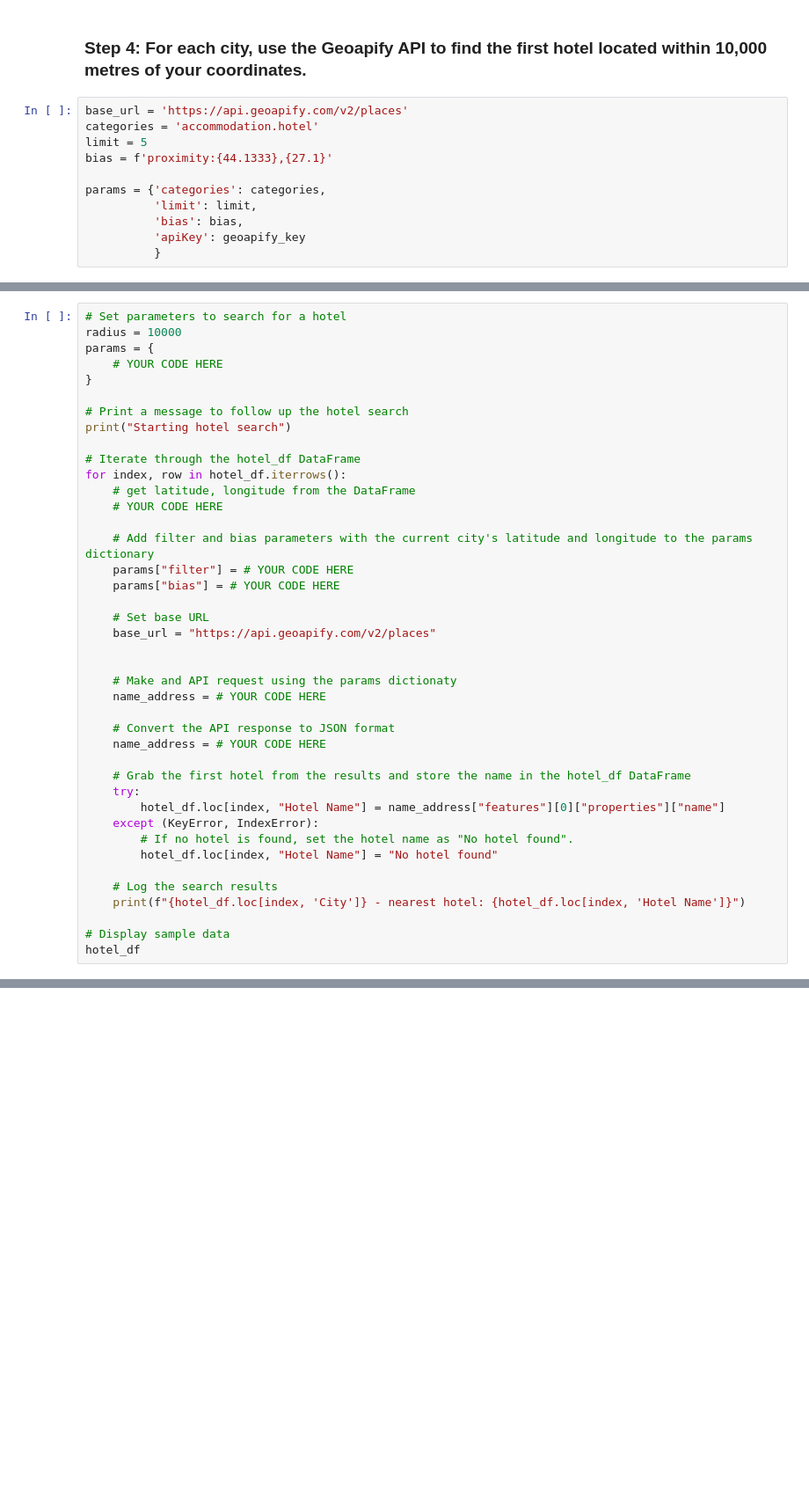
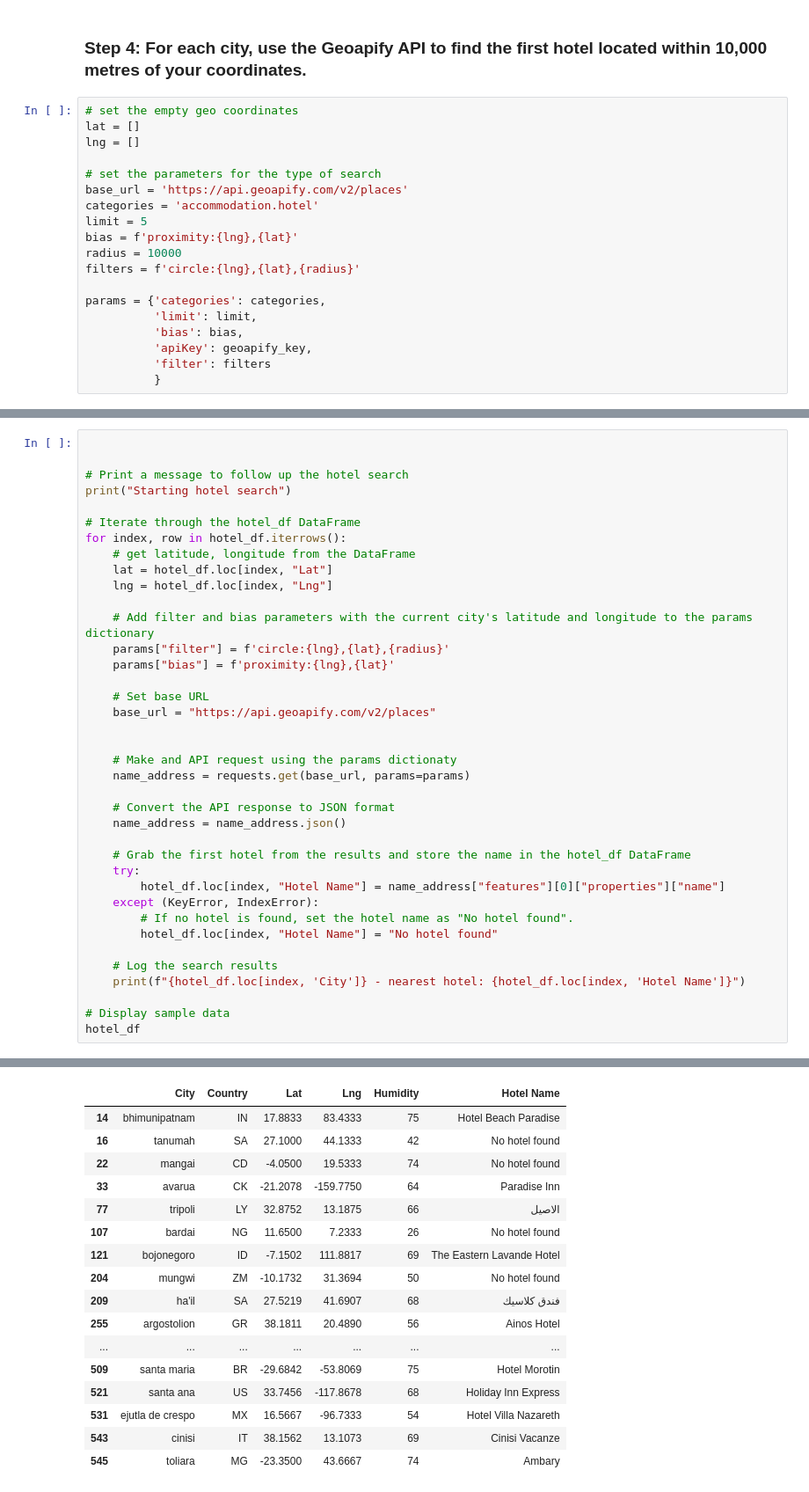
Before and after one commit to mj00714/python-api-challenge, a Jupyter notebook: VacationPy.ipynb, the cells around one changed output, grey strips where cells are left out. Shown at 88% size. Saved outputs shown, nothing was run; the diff lists cells and outputs as text; blank space fills up the shorter version.

```diff
--- a/VacationPy.ipynb
+++ b/VacationPy.ipynb
@@ -91,13 +102,21 @@ hotel_df
 # %% [markdown]
 ### Step 4: For each city, use the Geoapify API to find the first hotel located within 10,000 metres of your coordinates.
 # %%
+# set the empty geo coordinates
+lat = []
+lng = []
+
+# set the parameters for the type of search
 base_url = 'https://api.geoapify.com/v2/places'
 categories = 'accommodation.hotel'
 limit = 5
-bias = f'proximity:{44.1333},{27.1}'
+bias = f'proximity:{lng},{lat}'
+radius = 10000
+filters = f'circle:{lng},{lat},{radius}'
 
 params = {'categories': categories,
           'limit': limit,
           'bias': bias,
-          'apiKey': geoapify_key
+          'apiKey': geoapify_key,
+          'filter': filters
           }
@@ -117,9 +128,5 @@ print(json.dumps(response, indent=4, sort_keys=True))
 # %%
-# Set parameters to search for a hotel
-radius = 10000
-params = {
-    # YOUR CODE HERE
-}
+
 
 # Print a message to follow up the hotel search
 print("Starting hotel search")
@@ -127,21 +134,22 @@ print("Starting hotel search")
 # Iterate through the hotel_df DataFrame
 for index, row in hotel_df.iterrows():
     # get latitude, longitude from the DataFrame
-    # YOUR CODE HERE
+    lat = hotel_df.loc[index, "Lat"]
+    lng = hotel_df.loc[index, "Lng"]
 
     # Add filter and bias parameters with the current city's latitude and longitude to the params dictionary
-    params["filter"] = # YOUR CODE HERE
-    params["bias"] = # YOUR CODE HERE
+    params["filter"] = f'circle:{lng},{lat},{radius}'
+    params["bias"] = f'proximity:{lng},{lat}'
 
     # Set base URL
     base_url = "https://api.geoapify.com/v2/places"
 
 
     # Make and API request using the params dictionaty
-    name_address = # YOUR CODE HERE
+    name_address = requests.get(base_url, params=params)
 
     # Convert the API response to JSON format
-    name_address = # YOUR CODE HERE
+    name_address = name_address.json()
 
     # Grab the first hotel from the results and store the name in the hotel_df DataFrame
     try:
@@ -159,0 +184,17 @@ SyntaxError: invalid syntax (3559958138.py, line 16)
+|  | City | Country | Lat | Lng | Humidity | Hotel Name |
+| 14 | bhimunipatnam | IN | 17.8833 | 83.4333 | 75 | Hotel Beach Paradise |
+| 16 | tanumah | SA | 27.1000 | 44.1333 | 42 | No hotel found |
+| 22 | mangai | CD | -4.0500 | 19.5333 | 74 | No hotel found |
+| 33 | avarua | CK | -21.2078 | -159.7750 | 64 | Paradise Inn |
+| 77 | tripoli | LY | 32.8752 | 13.1875 | 66 | الاصيل |
+| 107 | bardai | NG | 11.6500 | 7.2333 | 26 | No hotel found |
+| 121 | bojonegoro | ID | -7.1502 | 111.8817 | 69 | The Eastern Lavande Hotel |
+| 204 | mungwi | ZM | -10.1732 | 31.3694 | 50 | No hotel found |
+| 209 | ha'il | SA | 27.5219 | 41.6907 | 68 | فندق كلاسيك |
+| 255 | argostolion | GR | 38.1811 | 20.4890 | 56 | Ainos Hotel |
+| ... | ... | ... | ... | ... | ... | ... |
+| 509 | santa maria | BR | -29.6842 | -53.8069 | 75 | Hotel Morotin |
+| 521 | santa ana | US | 33.7456 | -117.8678 | 68 | Holiday Inn Express |
+| 531 | ejutla de crespo | MX | 16.5667 | -96.7333 | 54 | Hotel Villa Nazareth |
+| 543 | cinisi | IT | 38.1562 | 13.1073 | 69 | Cinisi Vacanze |
+| 545 | toliara | MG | -23.3500 | 43.6667 | 74 | Ambary |
```
Also changed, not shown: parts of 11 cells of this notebook.
